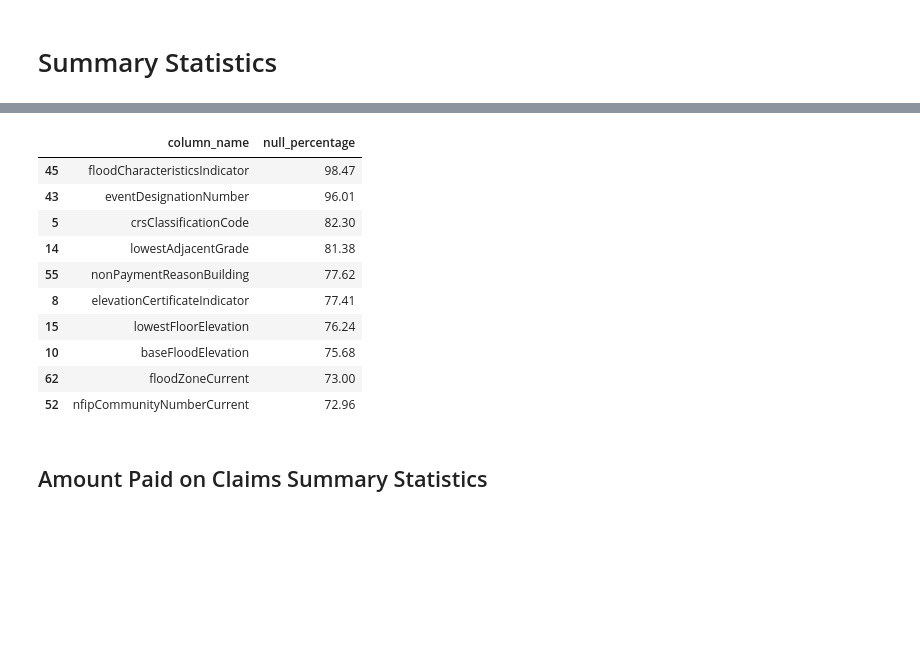
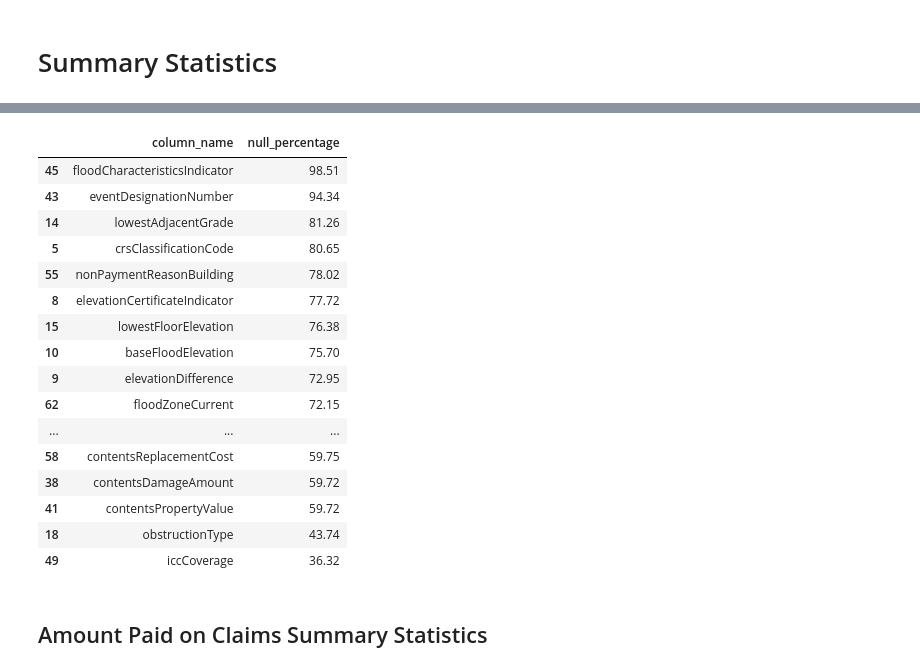
Before and after one commit to mebauer/duckdb-fema-nfip, a Jupyter notebook: analysis.ipynb, the cells around one changed output, grey strips where cells are left out. Saved outputs shown, nothing was run; the diff lists cells and outputs as text; code cells hidden in the pictures; blank space fills up the shorter version.

```diff
--- a/analysis.ipynb
+++ b/analysis.ipynb
@@ -34,16 +34,19 @@ con.load_extension(path)
 # %% [markdown]
 # Create Table Using DuckDB
 # %%
+# create a DuckDB database instance
+con = duckdb.connect()
+
 # create table of the claims dataset
-con.sql(
-    """
+con.execute("""
     CREATE TABLE claims AS
     FROM read_parquet('data/FimaNfipClaims.parquet')
-    """
-)
+""")
 
-# examine count of rows
-con.sql("SELECT COUNT(*) AS count_rows FROM claims").show()
+# sanity check, examine count of rows
+con.sql("""
+    SELECT COUNT(*) AS count_rows FROM claims
+""").show()
 # %% [output]
 ┌────────────┐
 │ count_rows │
@@ -239,22 +293,28 @@ summarize_df.iloc[50:, :]
 # %%
 # examine columns with high null percentage
 (summarize_df
  .sort_values(by='null_percentage', ascending=False)
  .loc[:, ['column_name', 'null_percentage']]
- .head(10)
+ .head(20)
 )
 # %% [output]
 |  | column_name | null_percentage |
-| 45 | floodCharacteristicsIndicator | 98.47 |
-| 43 | eventDesignationNumber | 96.01 |
-| 5 | crsClassificationCode | 82.30 |
-| 14 | lowestAdjacentGrade | 81.38 |
-| 55 | nonPaymentReasonBuilding | 77.62 |
-| 8 | elevationCertificateIndicator | 77.41 |
-| 15 | lowestFloorElevation | 76.24 |
-| 10 | baseFloodElevation | 75.68 |
-| 62 | floodZoneCurrent | 73.00 |
-| 52 | nfipCommunityNumberCurrent | 72.96 |
+| 45 | floodCharacteristicsIndicator | 98.51 |
+| 43 | eventDesignationNumber | 94.34 |
+| 14 | lowestAdjacentGrade | 81.26 |
+| 5 | crsClassificationCode | 80.65 |
+| 55 | nonPaymentReasonBuilding | 78.02 |
+| 8 | elevationCertificateIndicator | 77.72 |
+| 15 | lowestFloorElevation | 76.38 |
+| 10 | baseFloodElevation | 75.70 |
+| 9 | elevationDifference | 72.95 |
+| 62 | floodZoneCurrent | 72.15 |
+| ... | ... | ... |
+| 58 | contentsReplacementCost | 59.75 |
+| 38 | contentsDamageAmount | 59.72 |
+| 41 | contentsPropertyValue | 59.72 |
+| 18 | obstructionType | 43.74 |
+| 49 | iccCoverage | 36.32 |
 # %% [markdown]
 ## Amount Paid on Claims Summary Statistics
 # %%
```
Also changed, not shown: parts of 44 cells of this notebook, 4 other files.
